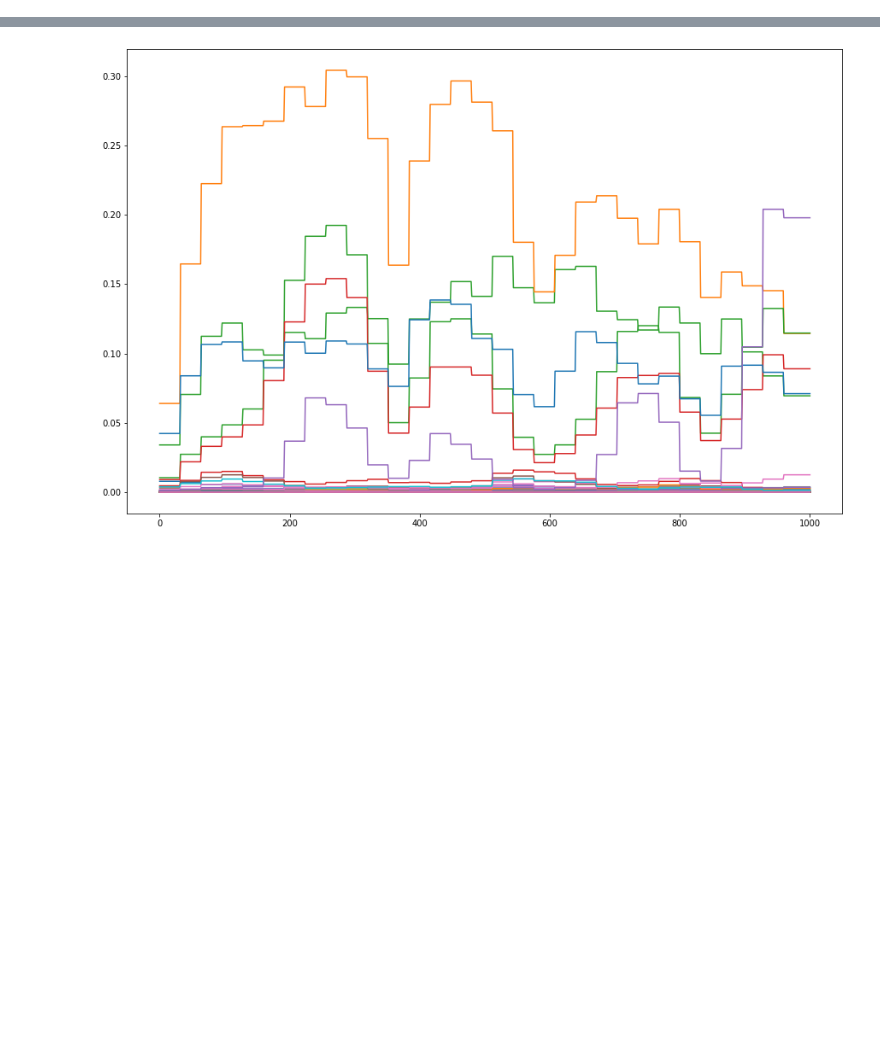
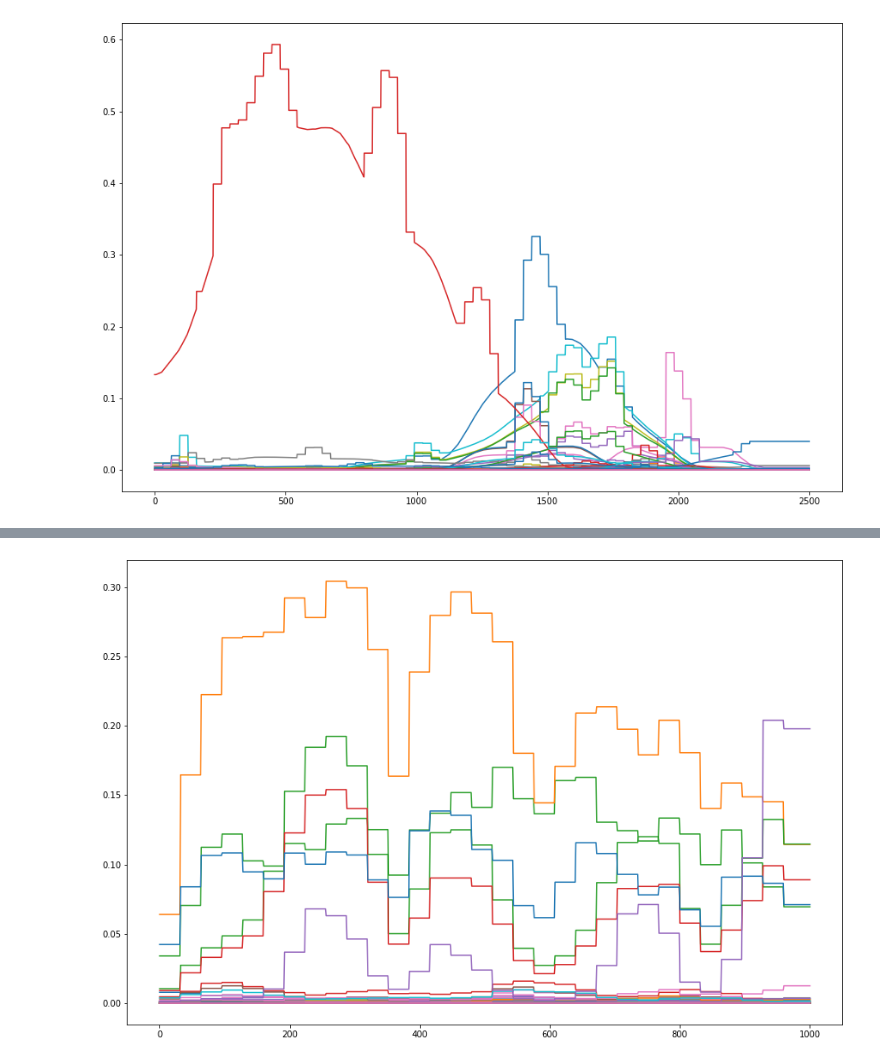
Before and after one commit to daewoung/nia-sound-event, a Jupyter notebook: sed.ipynb, the cells around one changed output, grey strips where cells are left out. Saved outputs shown, nothing was run; the diff lists cells and outputs as text; code cells hidden in the pictures; blank space fills up the shorter version.

```diff
--- a/sed.ipynb
+++ b/sed.ipynb
@@ -47,0 +79,7 @@ framewise_output.shape
+# %%
+import numpy as np
+
+cat_array = np.stack([framewise_output, smoothed_out], axis=-1)
+max_array = np.max(cat_array, axis=-1)
+# %% [output]
+[figure, added]
```
Also changed, not shown: parts of 10 cells of this notebook, 3 other files.
